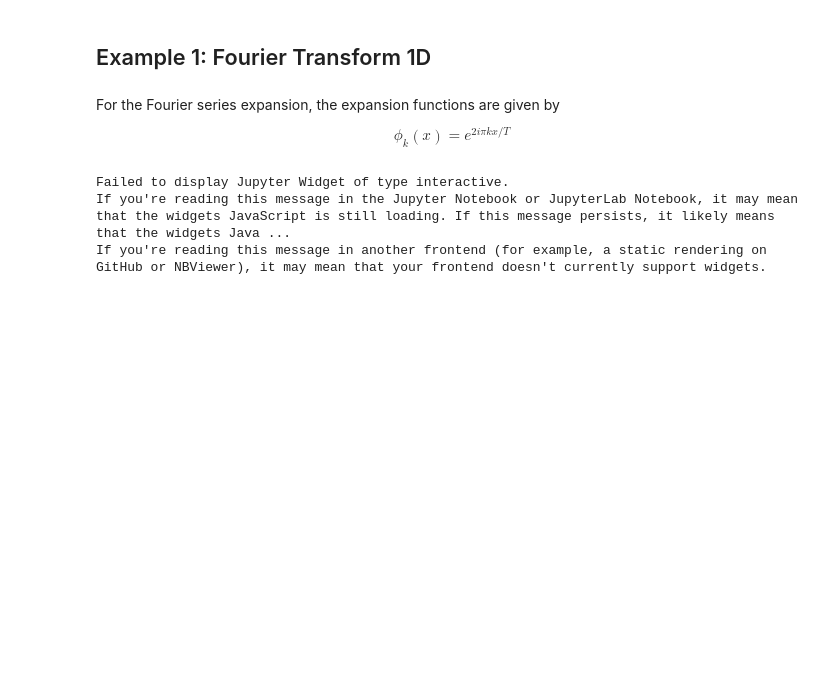
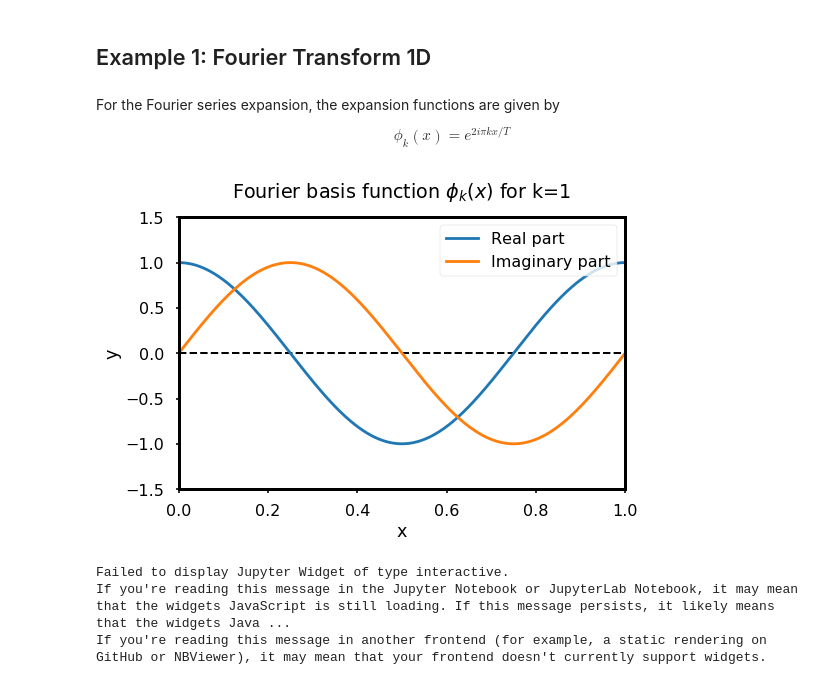
Before and after one commit to joe-from-mtl/ele8812_Cours_AnalyseMultiresolution, a Jupyter notebook: notebooks/Demo_1DSignalDecomposition.ipynb, the cells around one changed output. Cells and saved outputs as stored; diff of their text form; code cells hidden in the pictures; blank space fills up the shorter version.

```diff
--- a/notebooks/Demo_1DSignalDecomposition.ipynb
+++ b/notebooks/Demo_1DSignalDecomposition.ipynb
@@ -65,4 +65,9 @@ def plot_fourier_functions(k):
     plt.ylim([-1.5, 1.5]); plt.ylabel('y')
     plt.legend(loc=1)
     plt.show()
+# %%
+## Static example
+plot_fourier_functions(1)
+# %% [output]
+[figure, added]
 # %%
```
Also changed, not shown: parts of 9 cells of this notebook, 2 other files.
